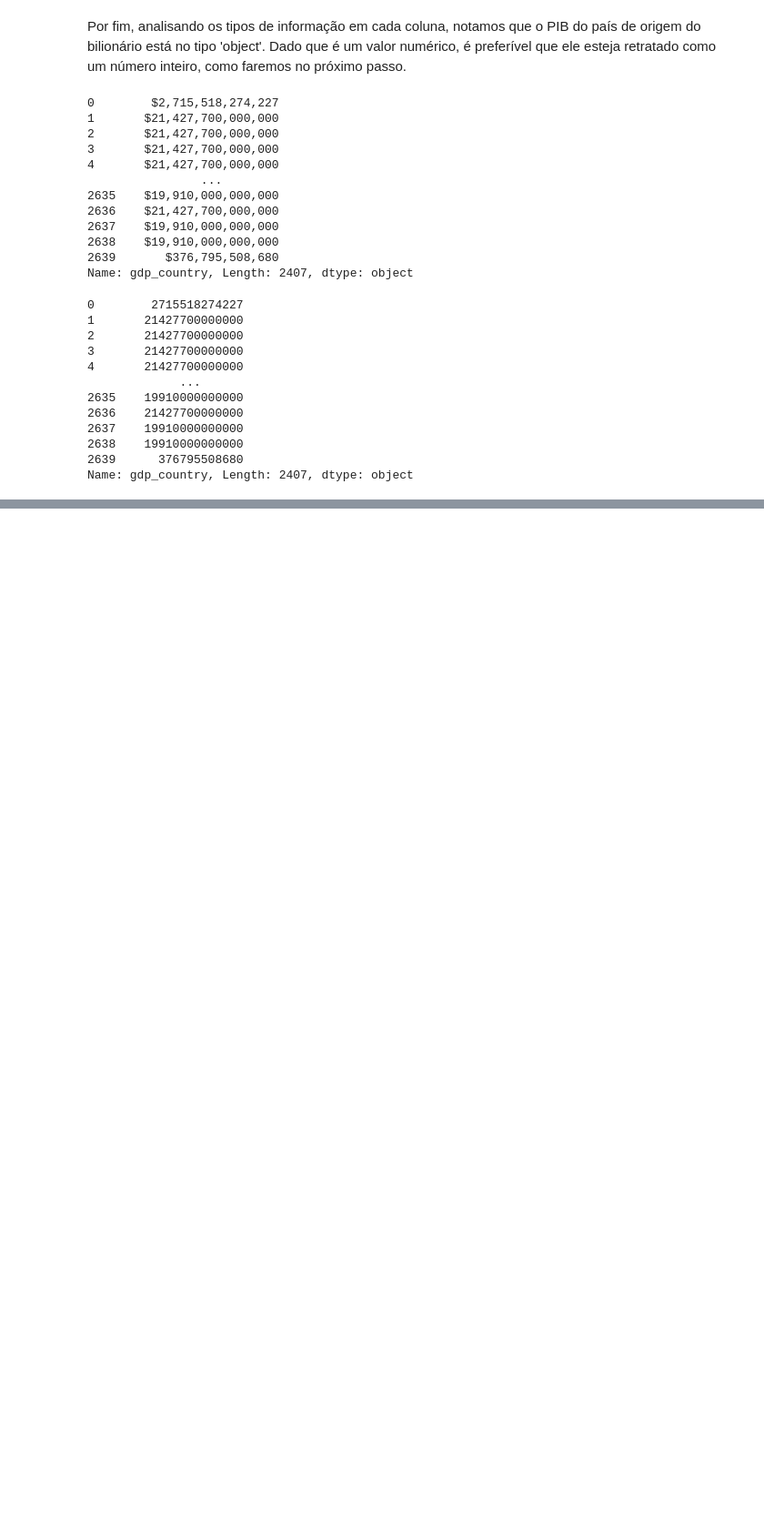
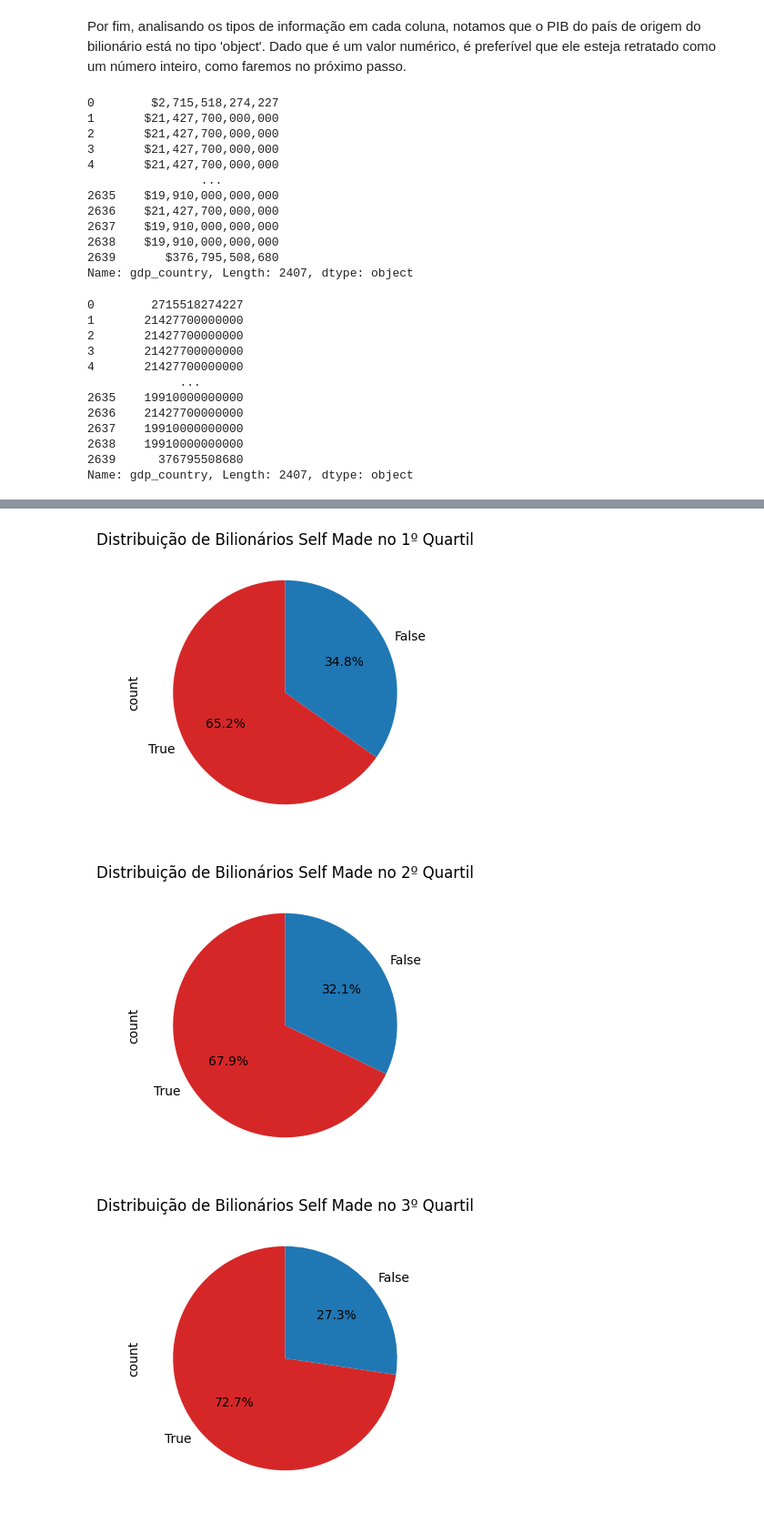
Before and after one commit to ana-werneck/eae1106-trabalhofinal, a Jupyter notebook: TrabalhoFinal.ipynb, the cells around one changed output, grey strips where cells are left out. Shown at 91% size. Drawn from its saved outputs; the diff is of its cells as text; code cells hidden in the pictures; blank space fills up the shorter version.

```diff
--- a/TrabalhoFinal.ipynb
+++ b/TrabalhoFinal.ipynb
@@ -264,0 +352,18 @@ df
+# %%
+# Função para criar gráfico de pizza para SelfMade
+def pizza_selfmade(dataframe, title):
+    plt.figure(figsize=(4, 4))
+    counts = dataframe['selfMade'].value_counts()
+    counts.plot.pie(autopct='%1.1f%%', startangle=90, colors=['tab:red', 'tab:blue'])
+    plt.title(title)
+    plt.show()
+
+# Criar gráficos de pizza para cada DataFrame
+pizza_selfmade(df_q1, 'Distribuição de Bilionários Self Made no 1º Quartil')
+pizza_selfmade(df_q2, 'Distribuição de Bilionários Self Made no 2º Quartil')
+pizza_selfmade(df_q3, 'Distribuição de Bilionários Self Made no 3º Quartil')
+pizza_selfmade(df_q4, 'Distribuição de Bilionários Self Made no 4º Quartil')
+# %% [output]
+[figure, added]
+[figure, added]
+[figure, added]
```
Also changed, not shown: parts of 67 cells of this notebook.
